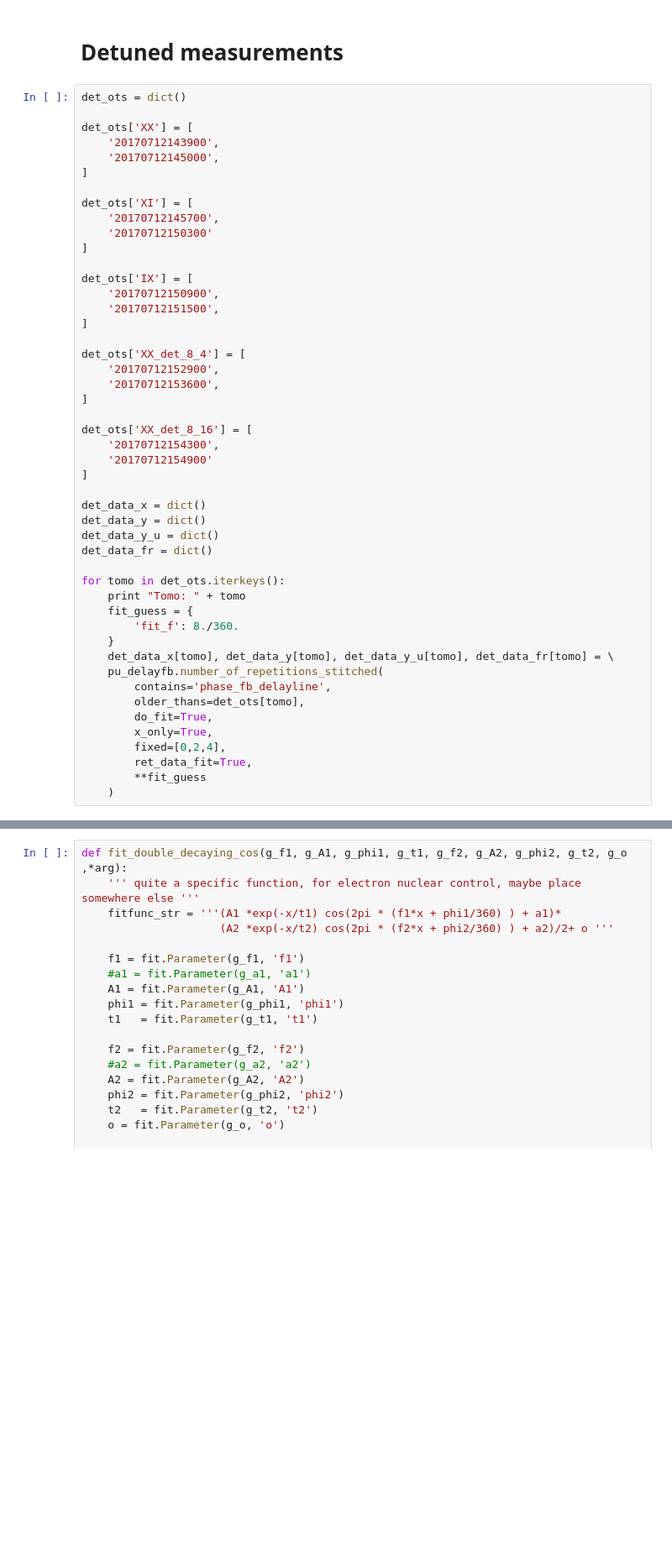
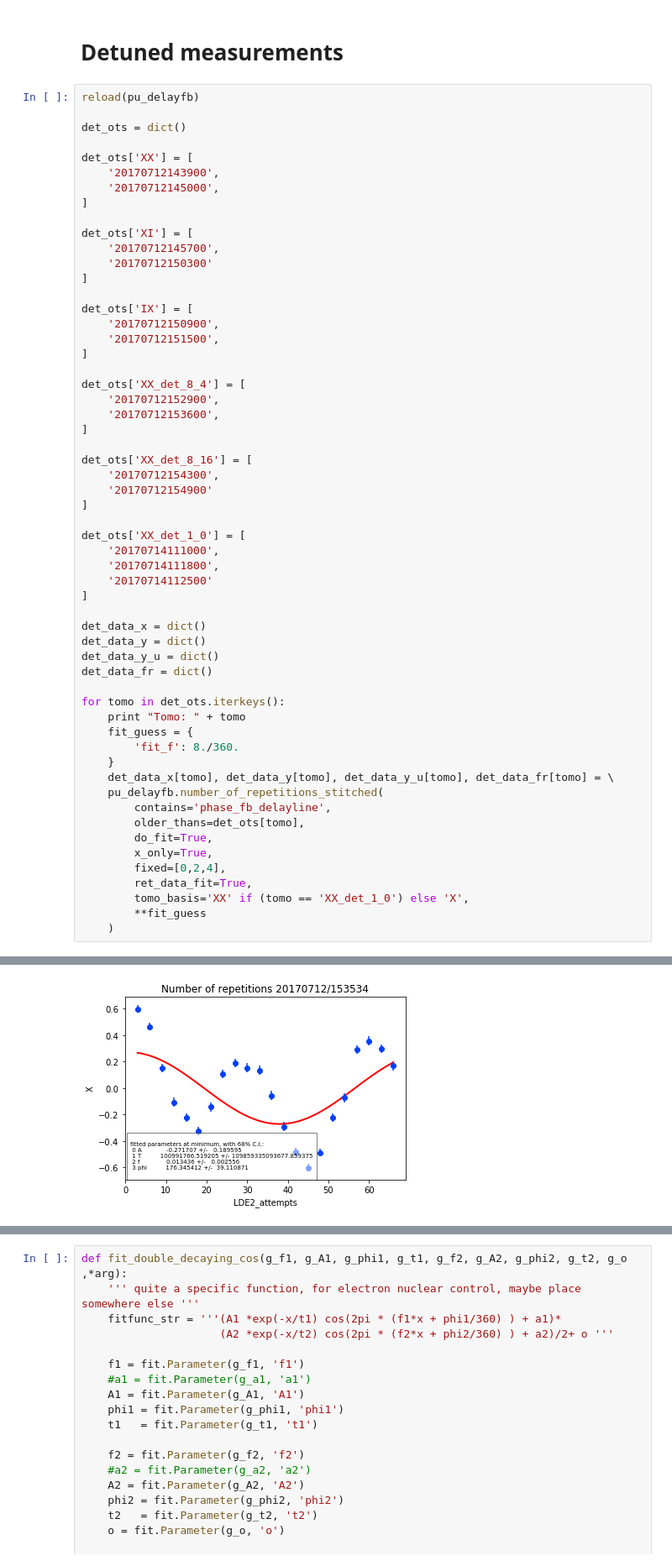
Before and after one commit to zaguros/analysis, a Jupyter notebook: notebooks/FastCarbonControl/Nuclear state storage multi C clean.ipynb, the cells around one changed output, grey strips where cells are left out. Shown at 84% size. Saved outputs shown, nothing was run; the diff lists cells and outputs as text; blank space fills up the shorter version.

```diff
--- a/notebooks/FastCarbonControl/Nuclear state storage multi C clean.ipynb
+++ b/notebooks/FastCarbonControl/Nuclear state storage multi C clean.ipynb
@@ -165,6 +302,8 @@ plt.savefig("multi_C_classical_des_dps.png", dpi=300)
 # %% [markdown]
 # Detuned measurements
 # %%
+reload(pu_delayfb)
+
 det_ots = dict()
 
 det_ots['XX'] = [
@@ -192,6 +331,12 @@ det_ots['XX_det_8_16'] = [
     '20170712154900'
 ]
 
+det_ots['XX_det_1_0'] = [
+    '20170714111000',
+    '20170714111800',
+    '20170714112500'
+]
+
 det_data_x = dict()
 det_data_y = dict()
 det_data_y_u = dict()
@@ -210,5 +355,7 @@ for tomo in det_ots.iterkeys():
         x_only=True,
         fixed=[0,2,4],
         ret_data_fit=True,
+        tomo_basis='XX' if (tomo == 'XX_det_1_0') else 'X',
         **fit_guess
     )
+# %% [output]
@@ -214,0 +382 @@ for tomo in det_ots.iterkeys():
+[figure, added]
```
Also changed, not shown: parts of 20 cells of this notebook, 24 other files.
